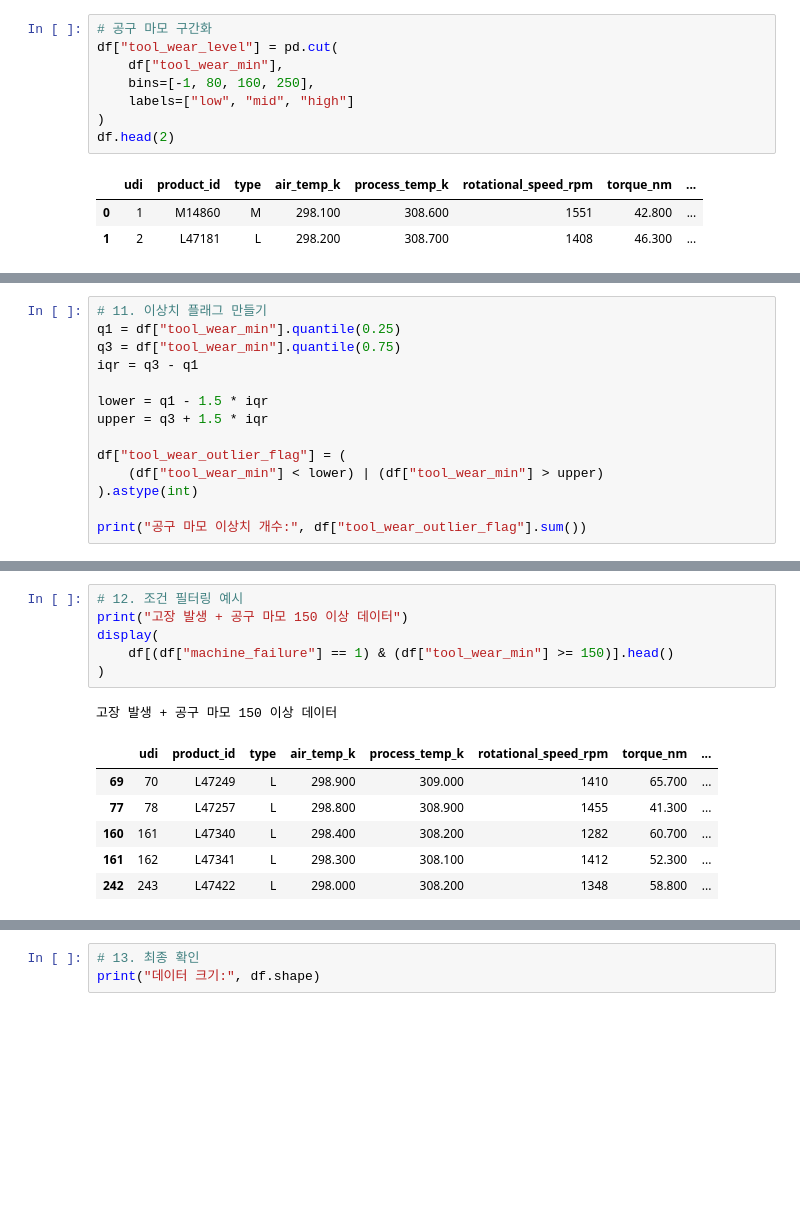
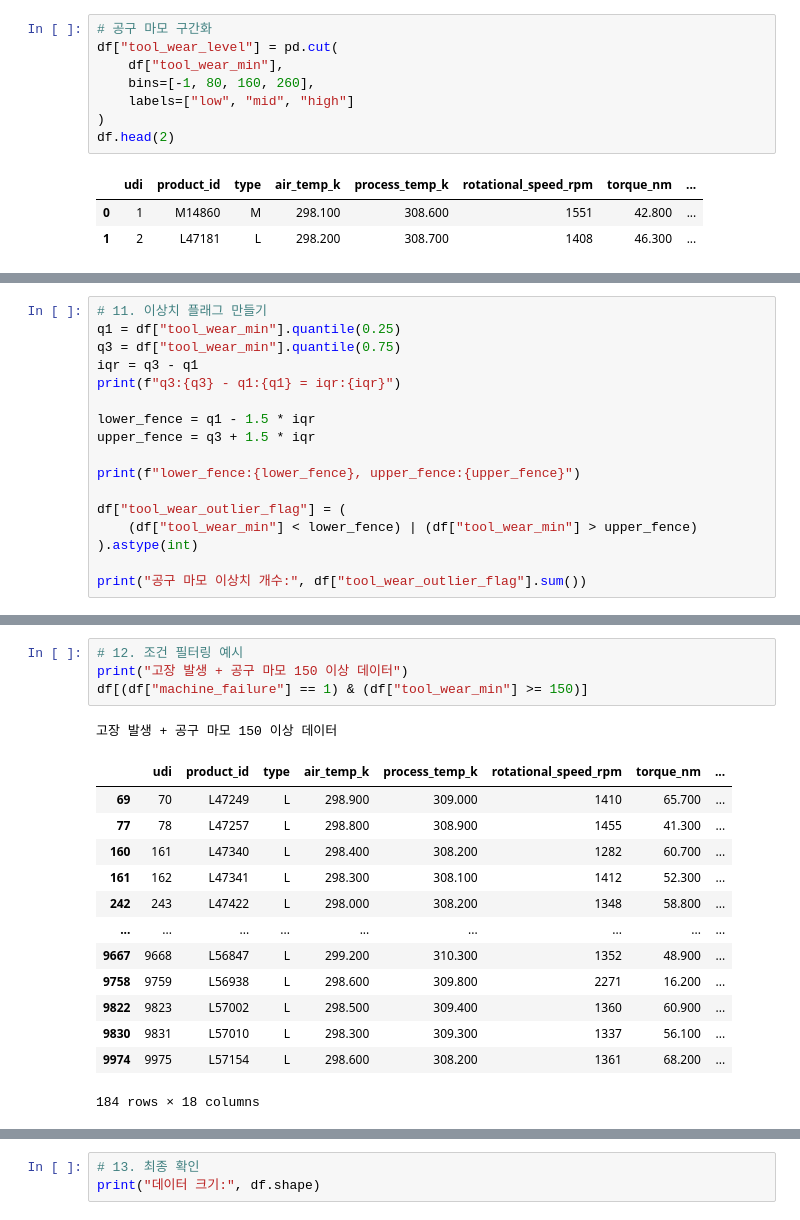
Before and after one commit to sungback/DS01, a Jupyter notebook: work/01_eda.ipynb, the cells around one changed output, grey strips where cells are left out. Cells and saved outputs as stored; diff of their text form; blank space fills up the shorter version.

```diff
--- a/work/01_eda4.ipynb
+++ b/work/01_eda.ipynb
@@ -236,7 +236,7 @@ df.head(2)
 # 공구 마모 구간화
 df["tool_wear_level"] = pd.cut(
     df["tool_wear_min"],
-    bins=[-1, 80, 160, 250],
+    bins=[-1, 80, 160, 260],
     labels=["low", "mid", "high"]
 )
 df.head(2)
@@ -262,14 +261,0 @@ display(
-# %%
-# 11. 이상치 플래그 만들기
-q1 = df["tool_wear_min"].quantile(0.25)
-q3 = df["tool_wear_min"].quantile(0.75)
-iqr = q3 - q1
-
-lower = q1 - 1.5 * iqr
-upper = q3 + 1.5 * iqr
-
-df["tool_wear_outlier_flag"] = (
-    (df["tool_wear_min"] < lower) | (df["tool_wear_min"] > upper)
-).astype(int)
-
-print("공구 마모 이상치 개수:", df["tool_wear_outlier_flag"].sum())
@@ -277,0 +262,17 @@ print("공구 마모 이상치 개수:", df["tool_wear_outlier_flag"].sum())
+# %%
+# 11. 이상치 플래그 만들기
+q1 = df["tool_wear_min"].quantile(0.25)
+q3 = df["tool_wear_min"].quantile(0.75)
+iqr = q3 - q1
+print(f"q3:{q3} - q1:{q1} = iqr:{iqr}")
+
+lower_fence = q1 - 1.5 * iqr
+upper_fence = q3 + 1.5 * iqr
+
+print(f"lower_fence:{lower_fence}, upper_fence:{upper_fence}")
+
+df["tool_wear_outlier_flag"] = (
+    (df["tool_wear_min"] < lower_fence) | (df["tool_wear_min"] > upper_fence)
+).astype(int)
+
+print("공구 마모 이상치 개수:", df["tool_wear_outlier_flag"].sum())
@@ -278,14 +299,19 @@ print("공구 마모 이상치 개수:", df["tool_wear_outlier_flag"].sum())
 # %%
 # 12. 조건 필터링 예시
 print("고장 발생 + 공구 마모 150 이상 데이터")
-display(
-    df[(df["machine_failure"] == 1) & (df["tool_wear_min"] >= 150)].head()
-)
+df[(df["machine_failure"] == 1) & (df["tool_wear_min"] >= 150)]
 # %% [output]
 고장 발생 + 공구 마모 150 이상 데이터
 |  | udi | product_id | type | air_temp_k | process_temp_k | rotational_speed_rpm | torque_nm | ... |
 | 69 | 70 | L47249 | L | 298.900 | 309.000 | 1410 | 65.700 | ... |
 | 77 | 78 | L47257 | L | 298.800 | 308.900 | 1455 | 41.300 | ... |
 | 160 | 161 | L47340 | L | 298.400 | 308.200 | 1282 | 60.700 | ... |
 | 161 | 162 | L47341 | L | 298.300 | 308.100 | 1412 | 52.300 | ... |
 | 242 | 243 | L47422 | L | 298.000 | 308.200 | 1348 | 58.800 | ... |
+| ... | ... | ... | ... | ... | ... | ... | ... | ... |
+| 9667 | 9668 | L56847 | L | 299.200 | 310.300 | 1352 | 48.900 | ... |
+| 9758 | 9759 | L56938 | L | 298.600 | 309.800 | 2271 | 16.200 | ... |
+| 9822 | 9823 | L57002 | L | 298.500 | 309.400 | 1360 | 60.900 | ... |
+| 9830 | 9831 | L57010 | L | 298.300 | 309.300 | 1337 | 56.100 | ... |
+| 9974 | 9975 | L57154 | L | 298.600 | 308.200 | 1361 | 68.200 | ... |
+184 rows × 18 columns
```
Also changed, not shown: parts of 11 cells of this notebook, 11 other files.
